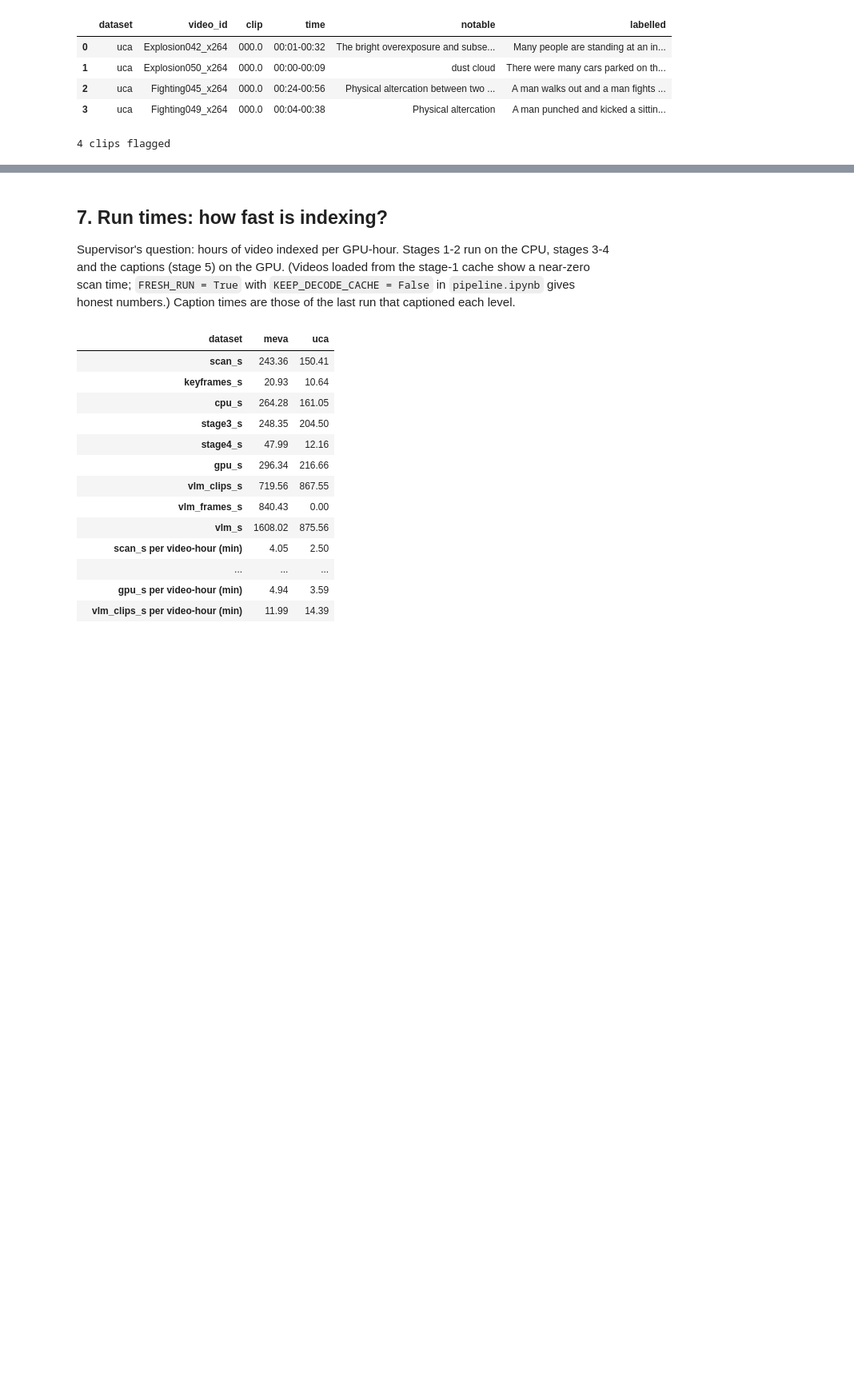
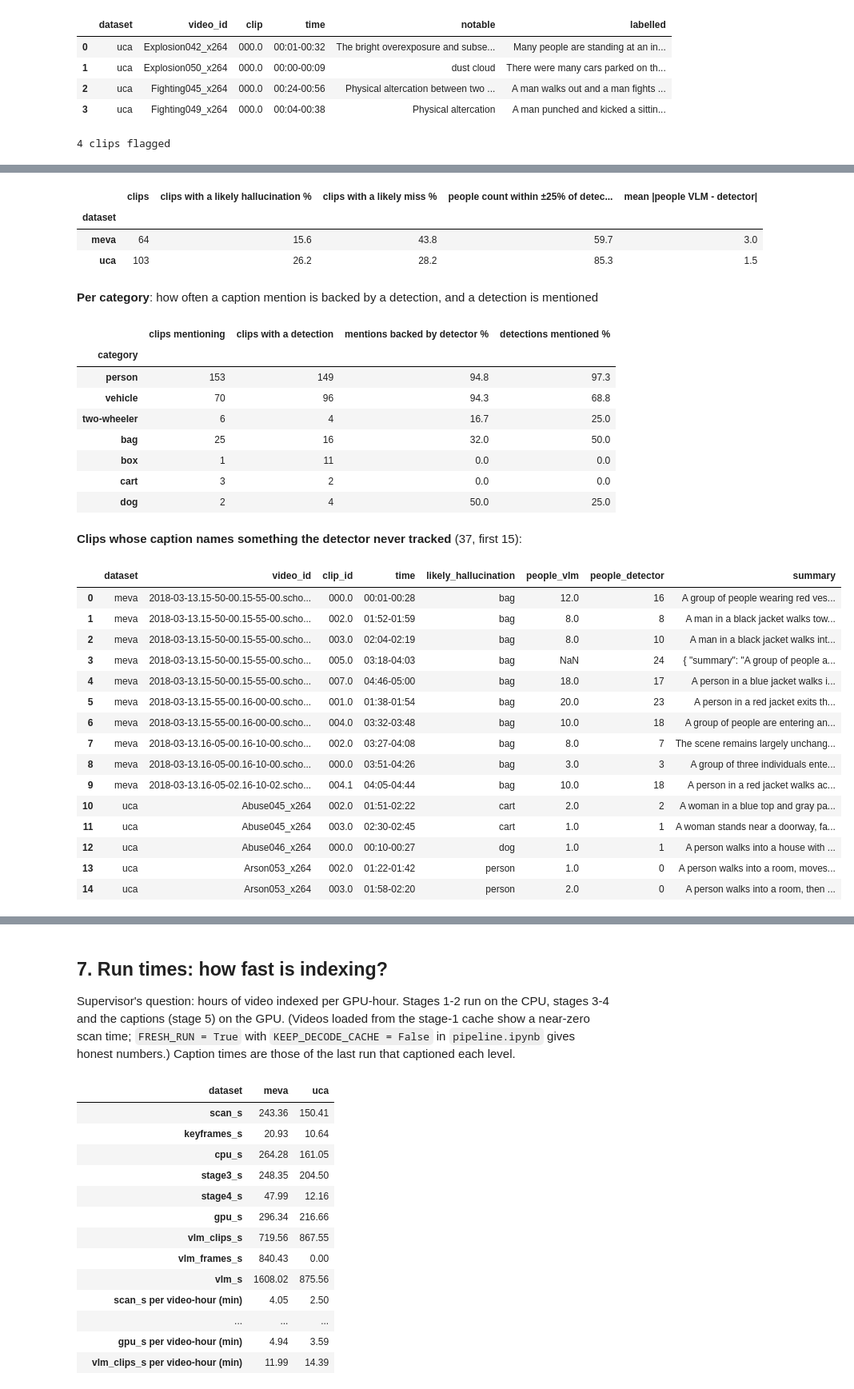
Before and after one commit to Farid-Abdullah/REWIND-indexing-pipeline, a Jupyter notebook: runs/2026-11-26/explore_run.ipynb, the cells around one changed output, grey strips where cells are left out. Shown at 80% size. Saved outputs shown, nothing was run; the diff lists cells and outputs as text; code cells hidden in the pictures; blank space fills up the shorter version.

```diff
--- a/runs/2026-11-26/explore_run.ipynb
+++ b/runs/2026-11-26/explore_run.ipynb
@@ -710,0 +707,45 @@ no review sheet yet (made at the end of the caption phases in pipeline.ipynb)
+# %%
+cc = ce.detector_crosscheck(OUT_ROOT)
+if cc.empty:
+    print("no clip captions or no stage-3 tracks yet (phases gpu and vlm_clips in pipeline.ipynb)")
+else:
+    per_ds, per_cat = ce.crosscheck_summary(cc)
+    display(per_ds)
+    display(Markdown("**Per category**: how often a caption mention is backed by a detection, and a detection is mentioned"))
+    display(per_cat)
+    fl = cc[cc.likely_hallucination != ""]
+    display(Markdown(f"**Clips whose caption names something the detector never tracked** ({len(fl)}, first 15):"))
+    display(fl[["dataset", "video_id", "clip_id", "time", "likely_hallucination", "people_vlm", "people_detector",
+                "summary"]].head(15).reset_index(drop=True))
+# %% [output]
+|  | clips | clips with a likely hallucination % | clips with a likely miss % | people count within ±25% of detec... | mean |people VLM - detector| |
+| dataset |  |  |  |  |  |
+| meva | 64 | 15.6 | 43.8 | 59.7 | 3.0 |
+| uca | 103 | 26.2 | 28.2 | 85.3 | 1.5 |
+**Per category**: how often a caption mention is backed by a detection, and a detection is mentioned
+|  | clips mentioning | clips with a detection | mentions backed by detector % | detections mentioned % |
+| category |  |  |  |  |
+| person | 153 | 149 | 94.8 | 97.3 |
+| vehicle | 70 | 96 | 94.3 | 68.8 |
+| two-wheeler | 6 | 4 | 16.7 | 25.0 |
+| bag | 25 | 16 | 32.0 | 50.0 |
+| box | 1 | 11 | 0.0 | 0.0 |
+| cart | 3 | 2 | 0.0 | 0.0 |
+| dog | 2 | 4 | 50.0 | 25.0 |
+**Clips whose caption names something the detector never tracked** (37, first 15):
+|  | dataset | video_id | clip_id | time | likely_hallucination | people_vlm | people_detector | summary |
+| 0 | meva | 2018-03-13.15-50-00.15-55-00.scho... | 000.0 | 00:01-00:28 | bag | 12.0 | 16 | A group of people wearing red ves... |
+| 1 | meva | 2018-03-13.15-50-00.15-55-00.scho... | 002.0 | 01:52-01:59 | bag | 8.0 | 8 | A man in a black jacket walks tow... |
+| 2 | meva | 2018-03-13.15-50-00.15-55-00.scho... | 003.0 | 02:04-02:19 | bag | 8.0 | 10 | A man in a black jacket walks int... |
+| 3 | meva | 2018-03-13.15-50-00.15-55-00.scho... | 005.0 | 03:18-04:03 | bag | NaN | 24 | { "summary": "A group of people a... |
+| 4 | meva | 2018-03-13.15-50-00.15-55-00.scho... | 007.0 | 04:46-05:00 | bag | 18.0 | 17 | A person in a blue jacket walks i... |
+| 5 | meva | 2018-03-13.15-55-00.16-00-00.scho... | 001.0 | 01:38-01:54 | bag | 20.0 | 23 | A person in a red jacket exits th... |
+| 6 | meva | 2018-03-13.15-55-00.16-00-00.scho... | 004.0 | 03:32-03:48 | bag | 10.0 | 18 | A group of people are entering an... |
+| 7 | meva | 2018-03-13.16-05-00.16-10-00.scho... | 002.0 | 03:27-04:08 | bag | 8.0 | 7 | The scene remains largely unchang... |
+| 8 | meva | 2018-03-13.16-05-00.16-10-00.scho... | 000.0 | 03:51-04:26 | bag | 3.0 | 3 | A group of three individuals ente... |
+| 9 | meva | 2018-03-13.16-05-02.16-10-02.scho... | 004.1 | 04:05-04:44 | bag | 10.0 | 18 | A person in a red jacket walks ac... |
+| 10 | uca | Abuse045_x264 | 002.0 | 01:51-02:22 | cart | 2.0 | 2 | A woman in a blue top and gray pa... |
+| 11 | uca | Abuse045_x264 | 003.0 | 02:30-02:45 | cart | 1.0 | 1 | A woman stands near a doorway, fa... |
+| 12 | uca | Abuse046_x264 | 000.0 | 00:10-00:27 | dog | 1.0 | 1 | A person walks into a house with ... |
+| 13 | uca | Arson053_x264 | 002.0 | 01:22-01:42 | person | 1.0 | 0 | A person walks into a room, moves... |
+| 14 | uca | Arson053_x264 | 003.0 | 01:58-02:20 | person | 2.0 | 0 | A person walks into a room, then ... |
```
Also changed, not shown: parts of 23 cells of this notebook, 27 other files.
